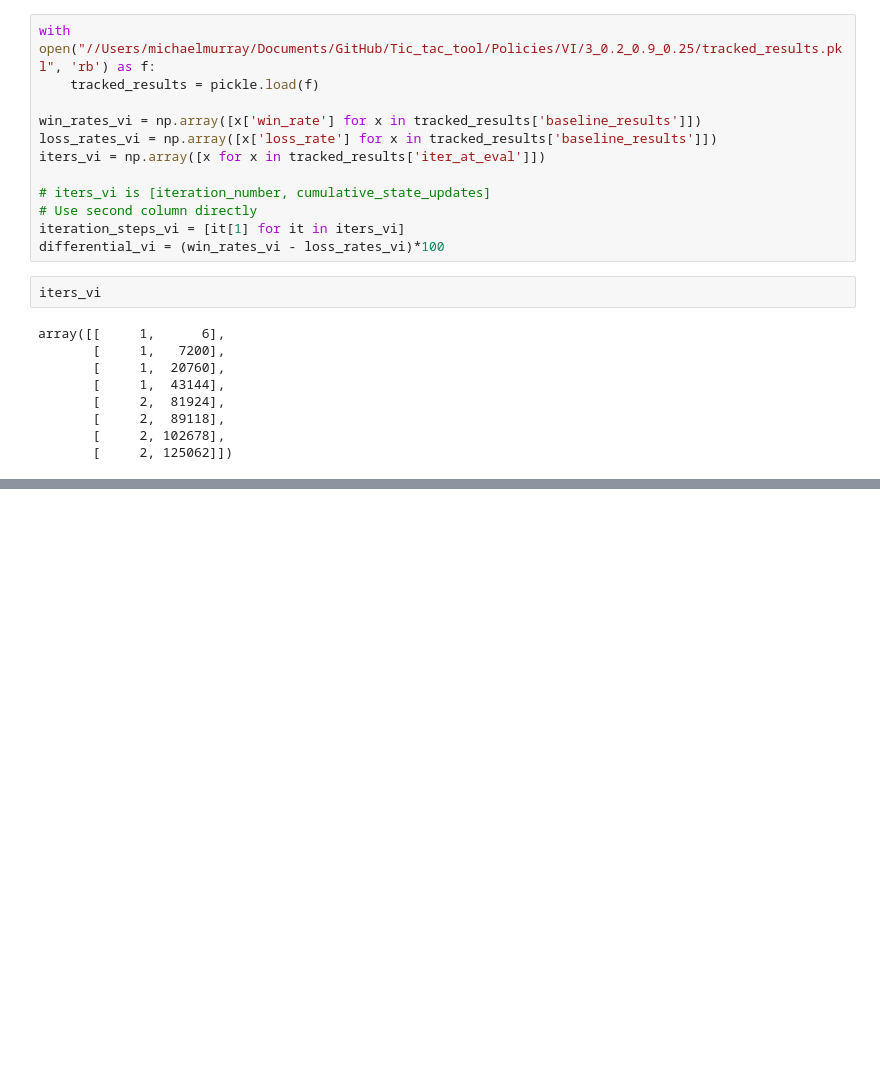
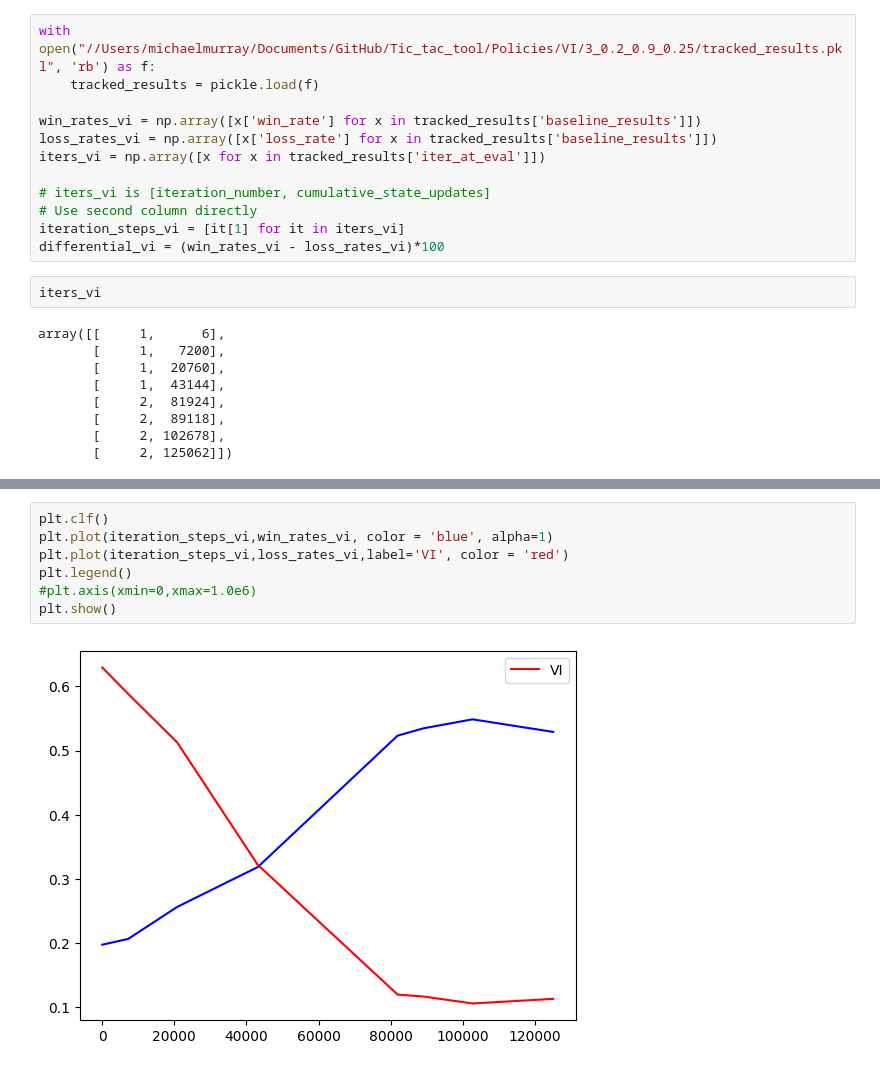
Before and after one commit to Mich8952/Tic_tac_tool, a Jupyter notebook: Evaluate/interactive_plots.ipynb, the cells around one changed output, grey strips where cells are left out. Drawn from its saved outputs; the diff is of its cells as text; blank space fills up the shorter version.

```diff
--- a/Evaluate/interactive_plots.ipynb
+++ b/Evaluate/interactive_plots.ipynb
@@ -355,0 +419,9 @@ plt.show()
+# %%
+plt.clf()
+plt.plot(iteration_steps_vi,win_rates_vi, color = 'blue', alpha=1)
+plt.plot(iteration_steps_vi,loss_rates_vi,label='VI', color = 'red')
+plt.legend()
+#plt.axis(xmin=0,xmax=1.0e6)
+plt.show()
+# %% [output]
+[figure, added]
```
Also changed, not shown: parts of 19 cells of this notebook, 6 other files.
